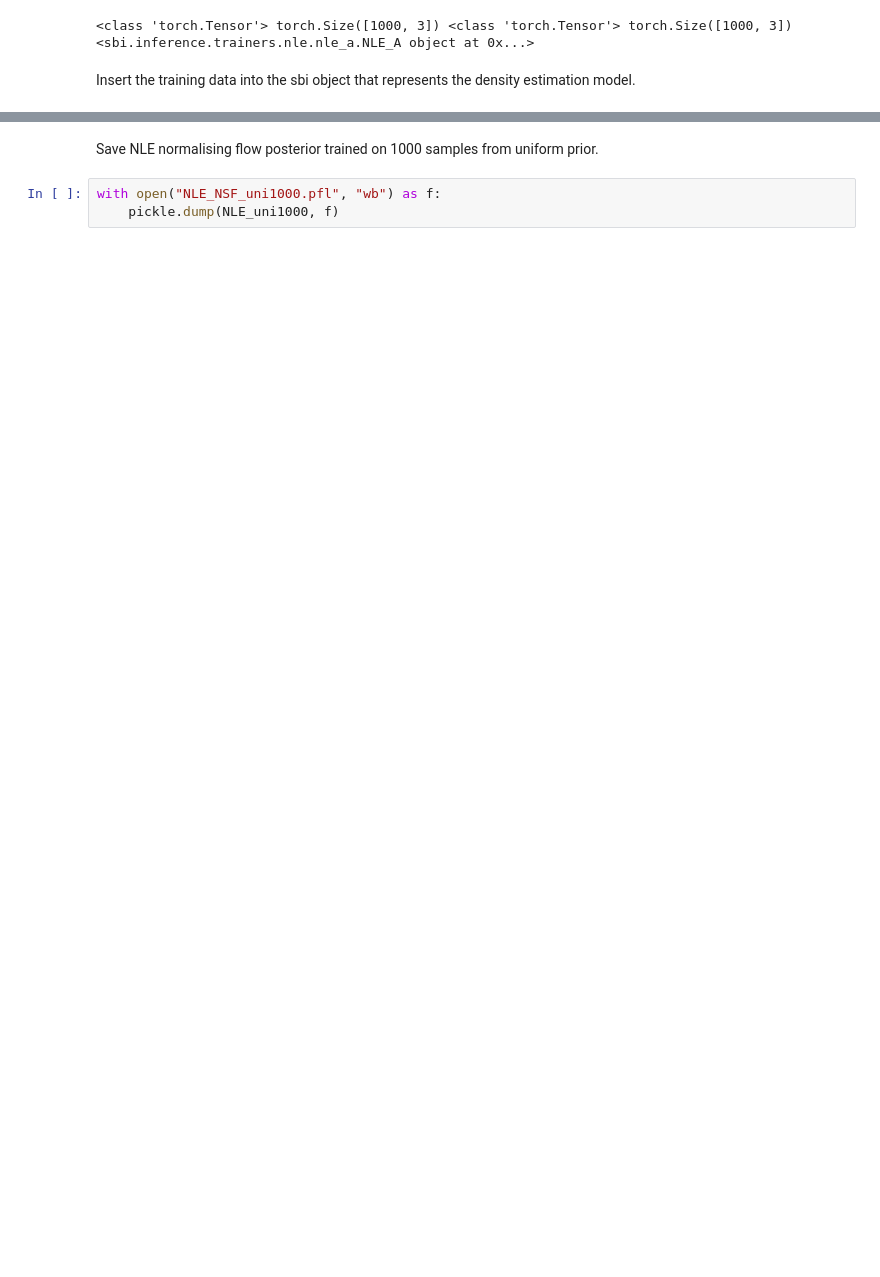
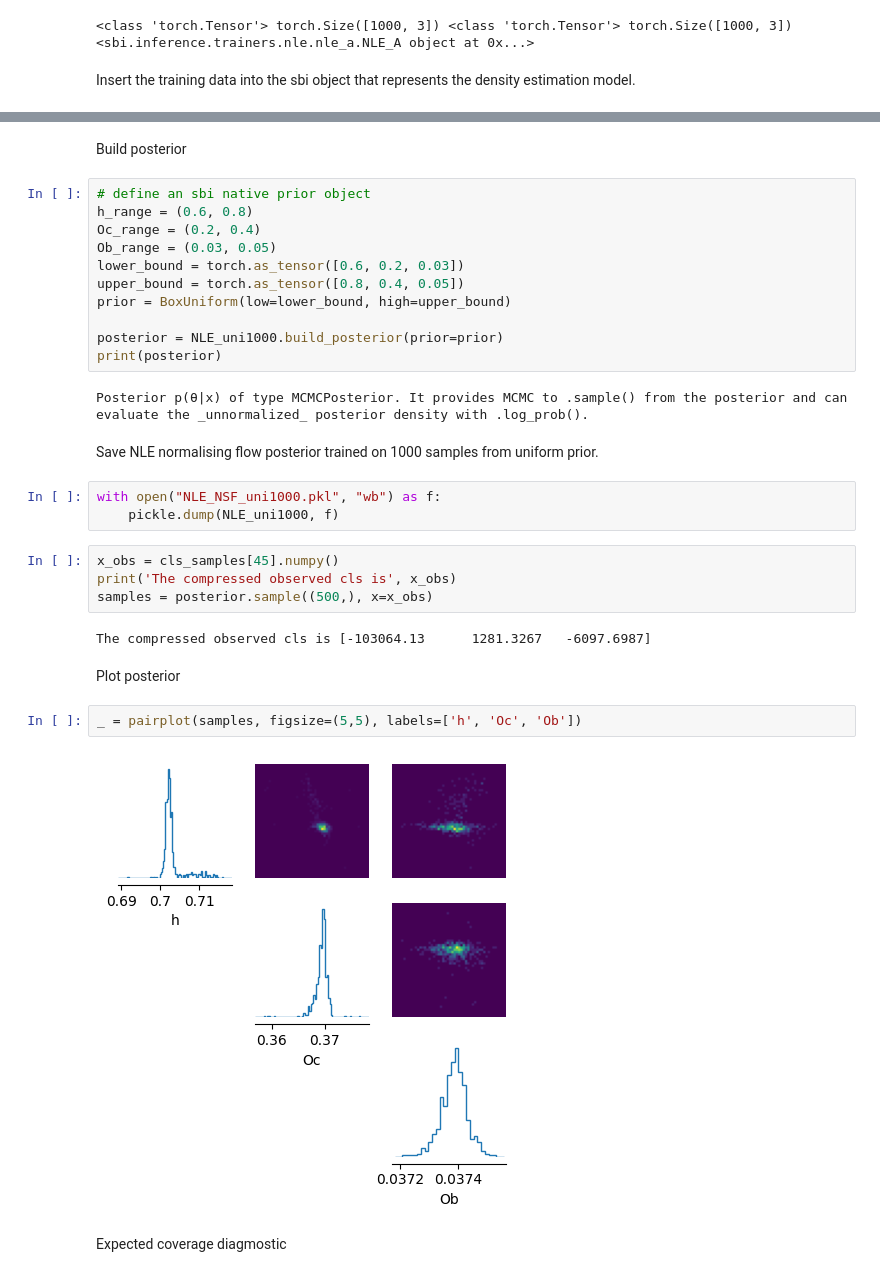
Before and after one commit to astro-informatics/sbi_tutorial, a Jupyter notebook: sbi_demo.ipynb, the cells around one changed output, grey strips where cells are left out. Drawn from its saved outputs; the diff is of its cells as text; blank space fills up the shorter version.

```diff
--- a/sbi_demo.ipynb
+++ b/sbi_demo.ipynb
@@ -462,5 +453,34 @@ NFlowsFlow(
+# %% [markdown]
+Build posterior
+# %%
+# define an sbi native prior object
+h_range = (0.6, 0.8)
+Oc_range = (0.2, 0.4)
+Ob_range = (0.03, 0.05)
+lower_bound = torch.as_tensor([0.6, 0.2, 0.03])
+upper_bound = torch.as_tensor([0.8, 0.4, 0.05])
+prior = BoxUniform(low=lower_bound, high=upper_bound)
+
+posterior = NLE_uni1000.build_posterior(prior=prior)
+print(posterior)
+# %% [output]
+Posterior p(θ|x) of type MCMCPosterior. It provides MCMC to .sample() from the posterior and can evaluate the _unnormalized_ posterior density with .log_prob().
 # %% [markdown]
 Save NLE normalising flow posterior trained on 1000 samples from uniform prior.
 # %%
-with open("NLE_NSF_uni1000.pfl", "wb") as f:
+with open("NLE_NSF_uni1000.pkl", "wb") as f:
     pickle.dump(NLE_uni1000, f)
+# %%
+x_obs = cls_samples[45].numpy()
+print('The compressed observed cls is', x_obs)
+samples = posterior.sample((500,), x=x_obs)
+# %% [output]
+The compressed observed cls is [-103064.13      1281.3267   -6097.6987]
+# %% [markdown]
+Plot posterior
+# %%
+_ = pairplot(samples, figsize=(5,5), labels=['h', 'Oc', 'Ob'])
+# %% [output]
+[figure, added]
+# %% [markdown]
+Expected coverage diagmostic
```
Also changed, not shown: parts of 10 cells of this notebook.
